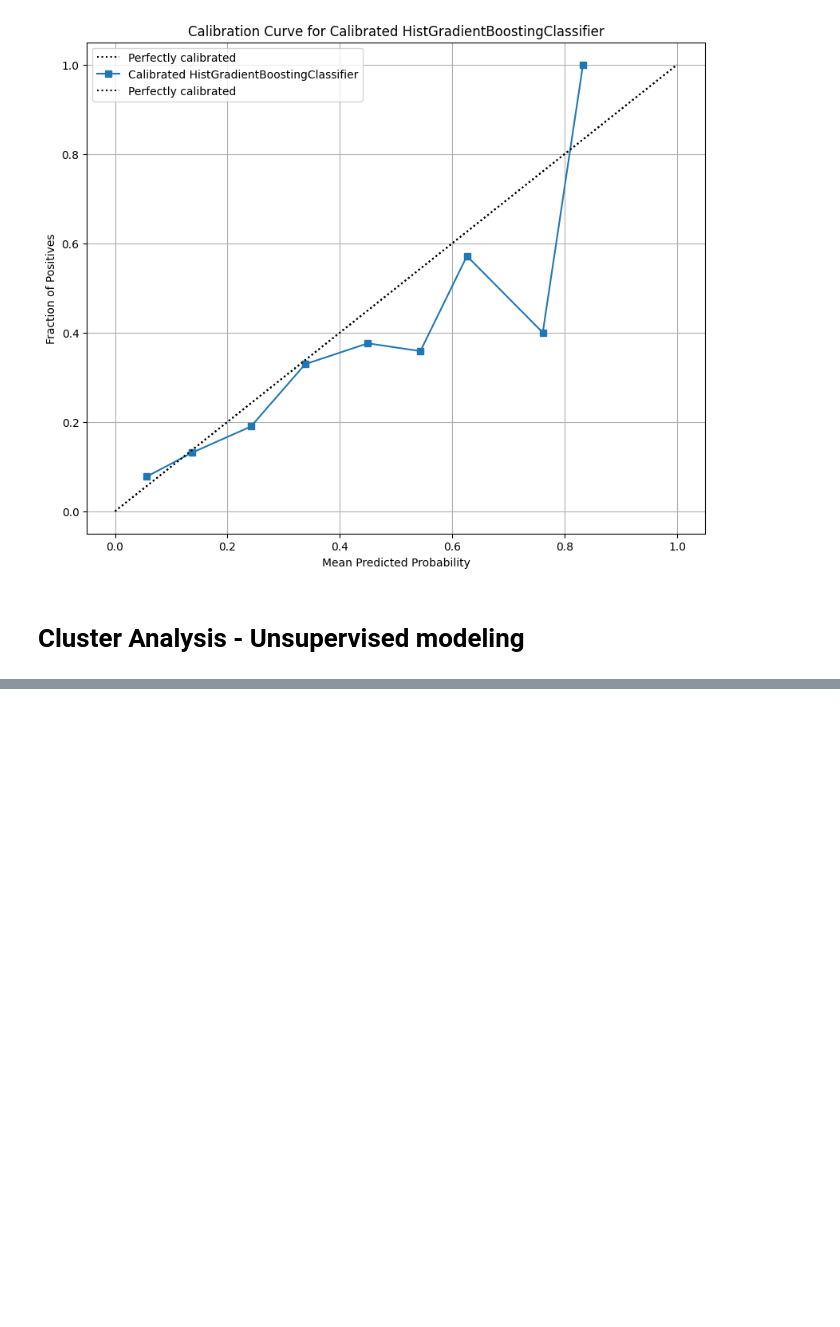
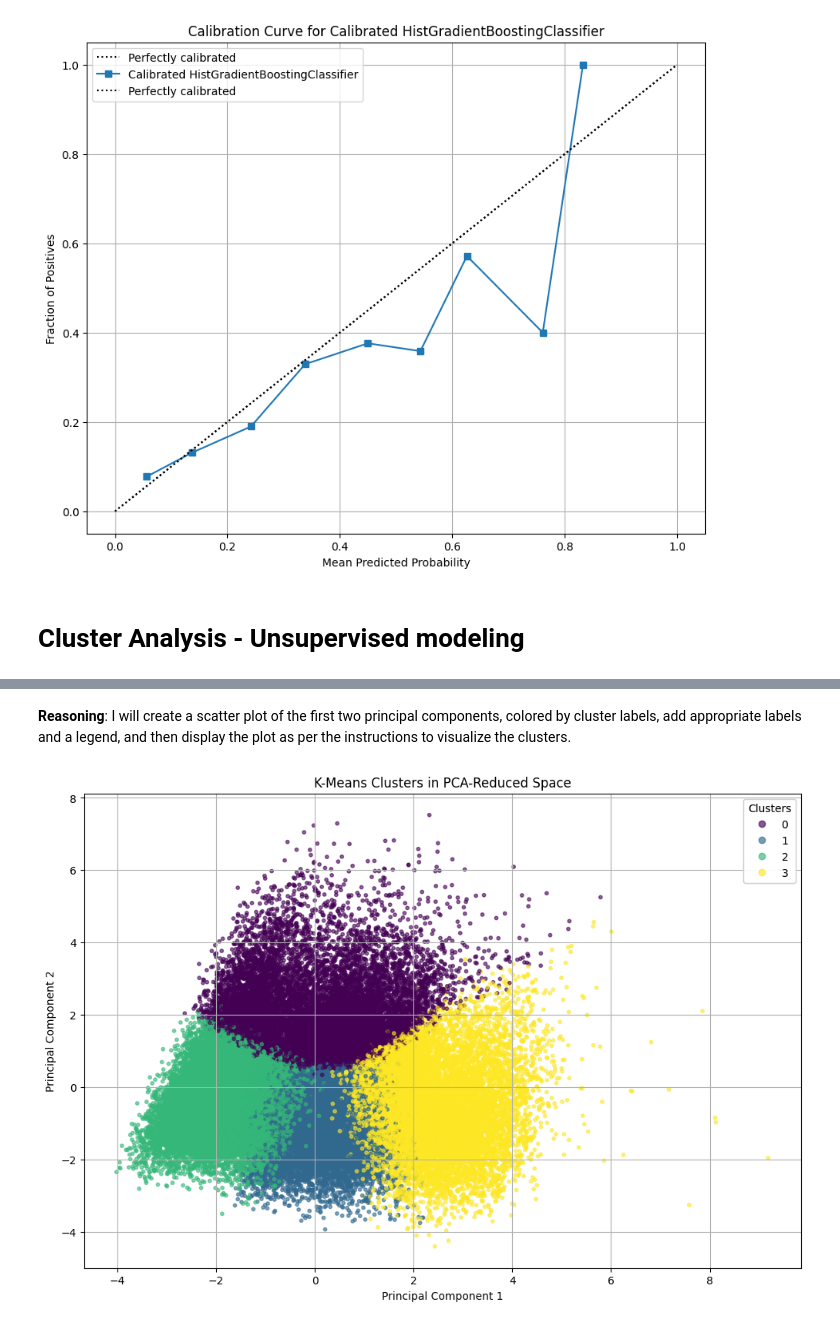
Before and after one commit to joezein71/AIHC-5010-Winter-2026, a Jupyter notebook: 20260122_assignment1_colab_workflow_zein.ipynb, the cells around one changed output, grey strips where cells are left out. Drawn from its saved outputs; the diff is of its cells as text; code cells hidden in the pictures; blank space fills up the shorter version.

```diff
--- a/20260122_assignment1_colab_workflow_zein.ipynb
+++ b/20260122_assignment1_colab_workflow_zein.ipynb
@@ -2466,0 +2720,18 @@ plt.show()
+# %%
+from sklearn.cluster import KMeans
+
+# 1. Instantiate a KMeans object with n_clusters=4 (based on the elbow plot)
+#    and random_state=42. Ensure to set n_init='auto' to suppress future warnings.
+optimal_k = 4 # Based on visual inspection of the elbow plot
+kmeans_model = KMeans(n_clusters=optimal_k, random_state=42, n_init='auto')
+
+# 2. Fit the K-Means model to the X_train_pca data.
+kmeans_model.fit(X_train_pca)
+
+# 3. Get the cluster labels for each data point using the .labels_ attribute
+#    of the fitted model and store them in a new variable, cluster_labels.
+cluster_labels = kmeans_model.labels_
+
+print(f"K-Means clustering applied with {optimal_k} clusters.")
+print(f"First 10 cluster labels: {cluster_labels[:10]}")
+print(f"Number of data points assigned to each cluster:\n{pd.Series(cluster_labels).value_counts()}")
@@ -2466,0 +2752,23 @@ plt.show()
+# %% [markdown]
+**Reasoning**:
+I will create a scatter plot of the first two principal components, colored by cluster labels, add appropriate labels and a legend, and then display the plot as per the instructions to visualize the clusters.
+# %%
+import matplotlib.pyplot as plt
+
+# Create a scatter plot of the first two principal components
+plt.figure(figsize=(12, 8))
+scatter = plt.scatter(X_train_pca[:, 0], X_train_pca[:, 1], c=cluster_labels, cmap='viridis', s=10, alpha=0.6)
+
+# Add title and axis labels
+plt.title('K-Means Clusters in PCA-Reduced Space')
+plt.xlabel('Principal Component 1')
+plt.ylabel('Principal Component 2')
+
+# Create a legend
+legend1 = plt.legend(*scatter.legend_elements(), title="Clusters")
+plt.gca().add_artist(legend1)
+
+plt.grid(True)
+plt.show()
+# %% [output]
+[figure, added]
```
Also changed, not shown: parts of 24 cells of this notebook.
